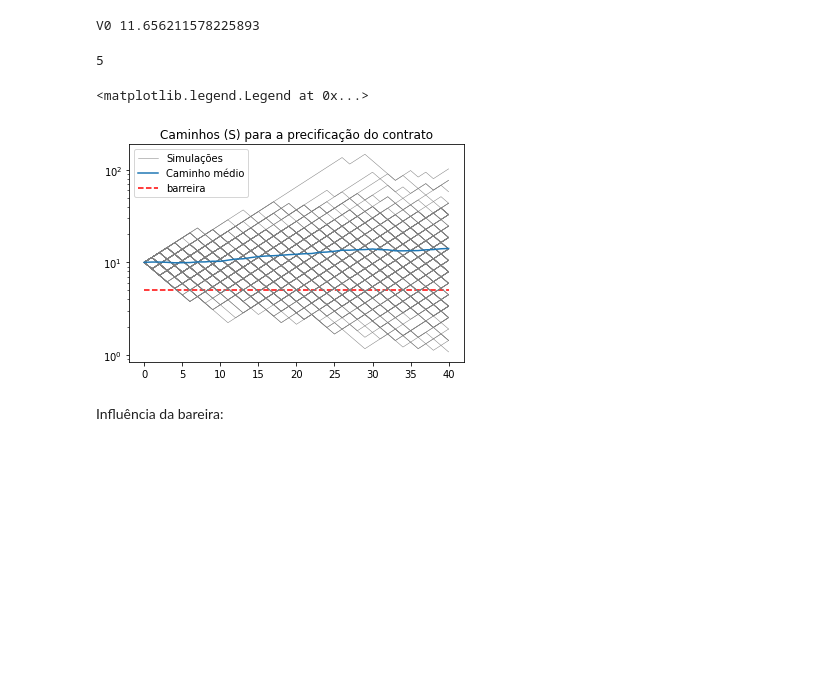
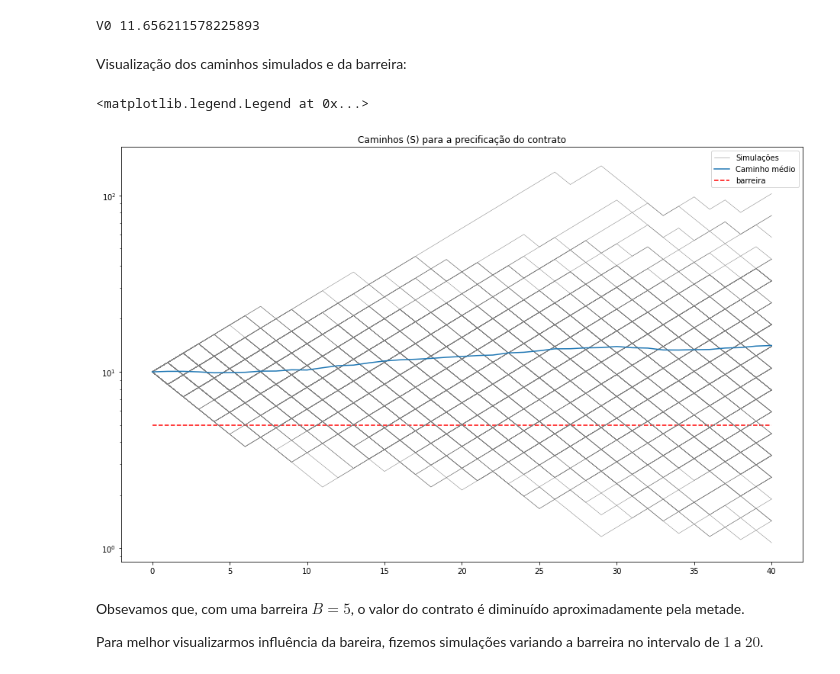
Before and after one commit to cleitonmoya/MAE001_Trabalho1, a Jupyter notebook: Trab1_MAE001_Cleiton_Felipe.ipynb, the cells around one changed output. Drawn from its saved outputs; the diff is of its cells as text; code cells hidden in the pictures; blank space fills up the shorter version.

Commit message:
Para apresentação

```diff
--- a/Trab1_MAE001_Cleiton_Felipe.ipynb
+++ b/Trab1_MAE001_Cleiton_Felipe.ipynb
@@ -501,21 +504,24 @@ V0, s = monte_carlo(S0, 200, N, u, d, r, put_barreira, ret_cam=True)
 print("V0",V0)
 # %% [output]
 V0 11.656211578225893
+# %% [markdown]
+Visualização dos caminhos simulados e da barreira:
 # %%
-print(B)
+plt.figure(figsize=(16,10))
 plt.title('Caminhos (S) para a precificação do contrato')
 plt.plot(s[0].T, linewidth=0.5, color='grey', label='Simulações')
 plt.plot(s[1:].T, linewidth=0.5, color='grey')
 plt.plot(s.mean(0), label='Caminho médio')
 plt.hlines(y=B, xmin=0, xmax=40, color='r', linestyle='--', label='barreira')
 plt.yscale('log')
 plt.legend()
 # %% [output]
-5
+<matplotlib.legend.Legend at 0x...>
-<matplotlib.legend.Legend at 0x...>
-[figure, old version]
+[figure, new version]
-# %% [markdown]
-Influência da bareira:
+# %% [markdown]
+Obsevamos que, com uma barreira $B=5$, o valor do contrato é diminuído aproximadamente pela metade.
+
+Para melhor visualizarmos influência da bareira, fizemos simulações variando a barreira no intervalo de $1$ a $20$.
 # %%
 B = range(1,21)
 
```
Also changed, not shown: parts of 16 cells of this notebook.
